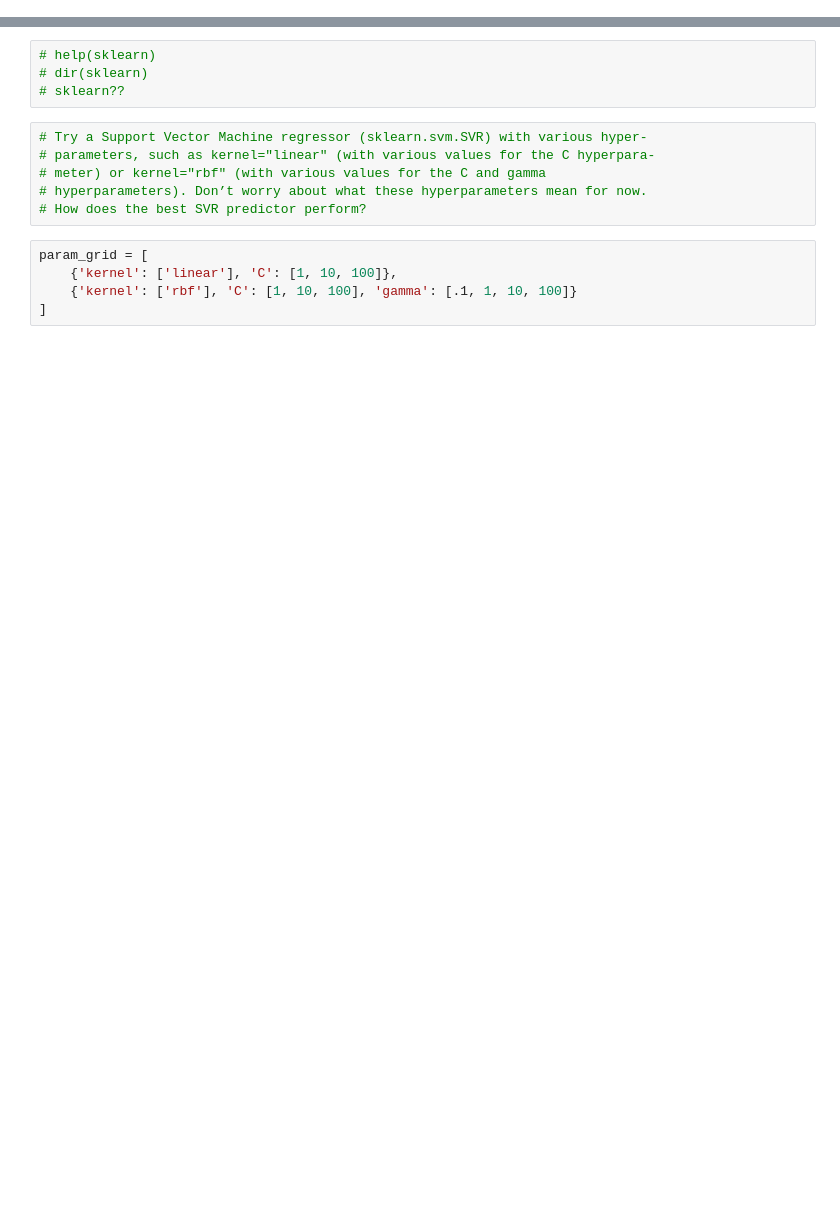
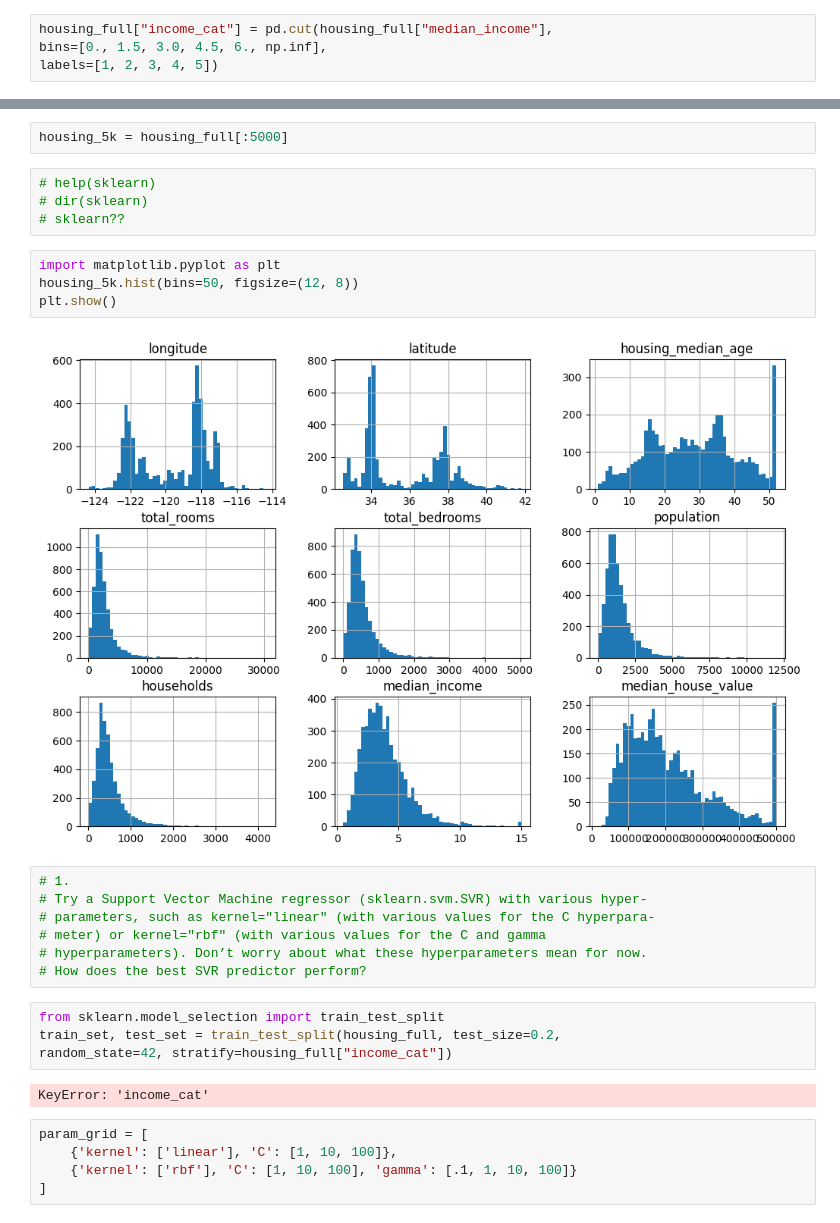
Before and after one commit to memberberry/handson-ml-handbook-ageron, a Jupyter notebook: chapter_2.ipynb, the cells around one changed output, grey strips where cells are left out. Saved outputs shown, nothing was run; the diff lists cells and outputs as text; blank space fills up the shorter version.

```diff
--- a/chapter_2.ipynb
+++ b/chapter_2.ipynb
@@ -29,0 +25,4 @@ housing_full.tail()
+# %%
+housing_full["income_cat"] = pd.cut(housing_full["median_income"],
+bins=[0., 1.5, 3.0, 4.5, 6., np.inf],
+labels=[1, 2, 3, 4, 5])
@@ -30,13 +31,28 @@ housing_full.tail()
+# %%
+housing_5k = housing_full[:5000]
 # %%
 # help(sklearn)
 # dir(sklearn)
 # sklearn??
+# %%
+import matplotlib.pyplot as plt
+housing_5k.hist(bins=50, figsize=(12, 8))
+plt.show()
+# %% [output]
+[figure, added]
 # %%
+# 1.
 # Try a Support Vector Machine regressor (sklearn.svm.SVR) with various hyper‐
 # parameters, such as kernel="linear" (with various values for the C hyperpara‐
 # meter) or kernel="rbf" (with various values for the C and gamma
 # hyperparameters). Don’t worry about what these hyperparameters mean for now.
 # How does the best SVR predictor perform?
+# %%
+from sklearn.model_selection import train_test_split
+train_set, test_set = train_test_split(housing_full, test_size=0.2,
+random_state=42, stratify=housing_full["income_cat"])
+# %% [output]
+KeyError: 'income_cat'
 # %%
 param_grid = [
     {'kernel': ['linear'], 'C': [1, 10, 100]},
```
Also changed, not shown: parts of 5 cells of this notebook.
